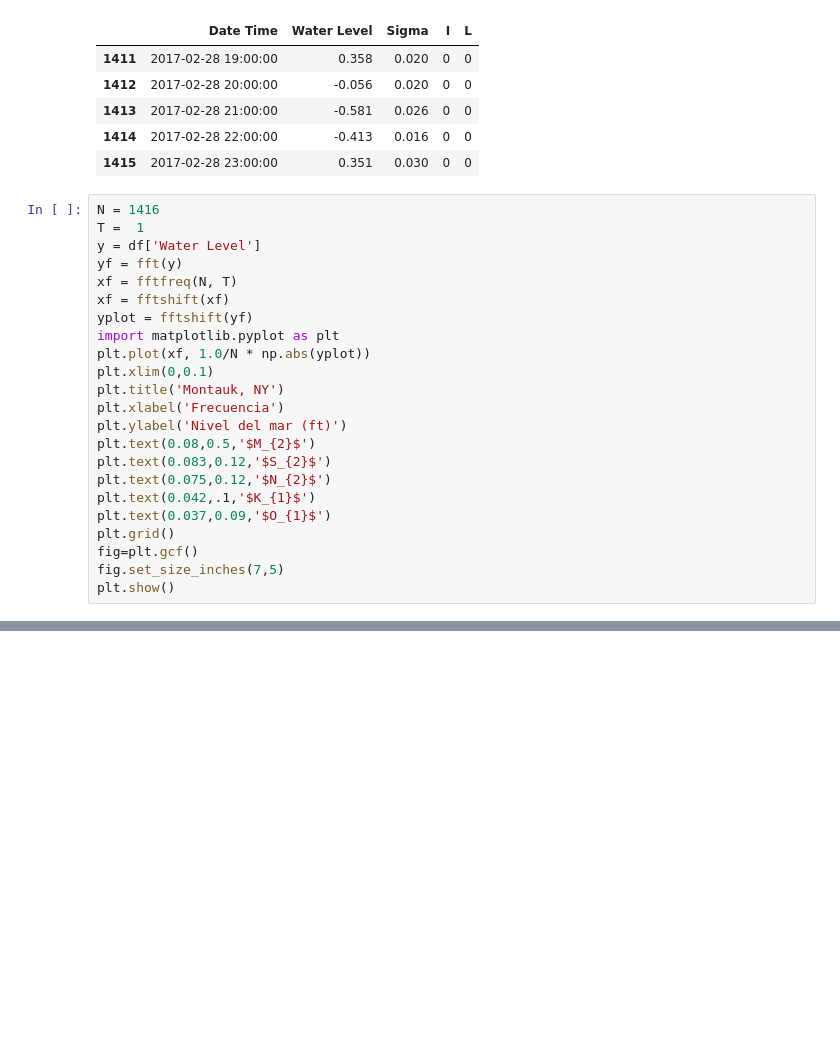
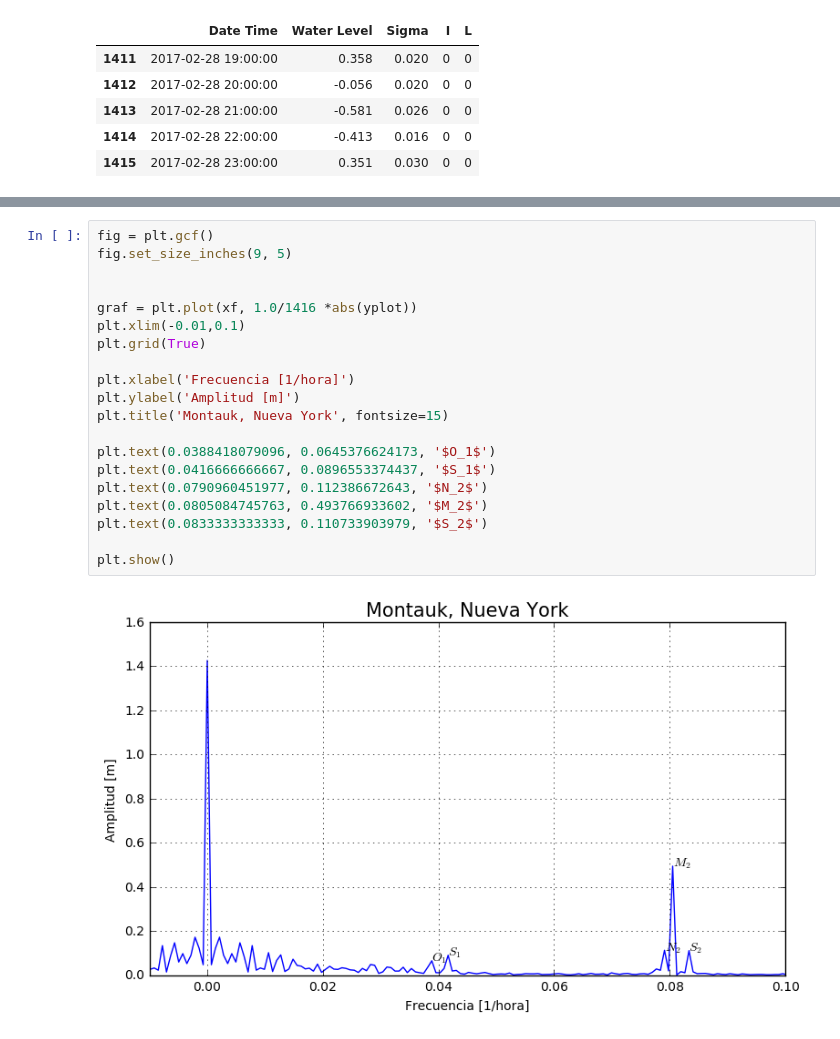
Before and after one commit to sofiagm11/Computacional_1, a Jupyter notebook: Actividad 6/Act6_Montauk.ipynb, the cells around one changed output, grey strips where cells are left out. Drawn from its saved outputs; the diff is of its cells as text; blank space fills up the shorter version.

```diff
--- a/Actividad 6/Act6_Montauk.ipynb
+++ b/Actividad 6/Act6_Montauk.ipynb
@@ -59,26 +59,3 @@ df.tail()
 | 1413 | 2017-02-28 21:00:00 | -0.581 | 0.026 | 0 | 0 |
 | 1414 | 2017-02-28 22:00:00 | -0.413 | 0.016 | 0 | 0 |
 | 1415 | 2017-02-28 23:00:00 | 0.351 | 0.030 | 0 | 0 |
-# %%
-N = 1416
-T =  1
-y = df['Water Level']
-yf = fft(y)
-xf = fftfreq(N, T)
-xf = fftshift(xf)
-yplot = fftshift(yf)
-import matplotlib.pyplot as plt
-plt.plot(xf, 1.0/N * np.abs(yplot))
-plt.xlim(0,0.1)
-plt.title('Montauk, NY')
-plt.xlabel('Frecuencia')
-plt.ylabel('Nivel del mar (ft)')
-plt.text(0.08,0.5,'$M_{2}$')
-plt.text(0.083,0.12,'$S_{2}$')
-plt.text(0.075,0.12,'$N_{2}$')
-plt.text(0.042,.1,'$K_{1}$')
-plt.text(0.037,0.09,'$O_{1}$')
-plt.grid()
-fig=plt.gcf()
-fig.set_size_inches(7,5)
-plt.show()
@@ -86,0 +133,22 @@ plt.show()
+# %%
+fig = plt.gcf()
+fig.set_size_inches(9, 5)
+
+
+graf = plt.plot(xf, 1.0/1416 *abs(yplot))
+plt.xlim(-0.01,0.1)
+plt.grid(True)
+
+plt.xlabel('Frecuencia [1/hora]')
+plt.ylabel('Amplitud [m]')
+plt.title('Montauk, Nueva York', fontsize=15)
+
+plt.text(0.0388418079096, 0.0645376624173, '$O_1$')
+plt.text(0.0416666666667, 0.0896553374437, '$S_1$')
+plt.text(0.0790960451977, 0.112386672643, '$N_2$')
+plt.text(0.0805084745763, 0.493766933602, '$M_2$')
+plt.text(0.0833333333333, 0.110733903979, '$S_2$')
+
+plt.show()
+# %% [output]
+[figure, added]
```
Also changed, not shown: parts of 4 cells of this notebook, 1 other file.
